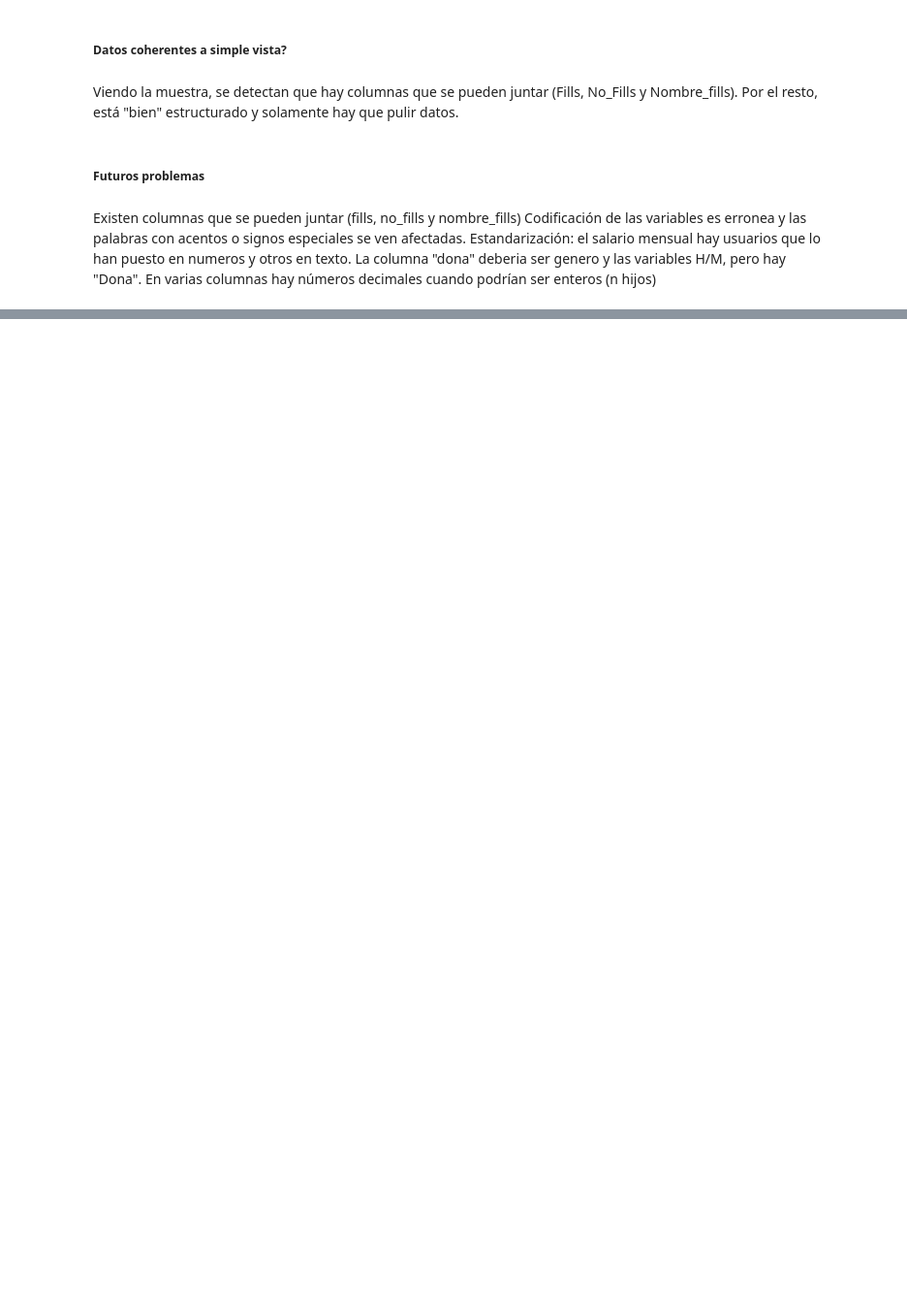
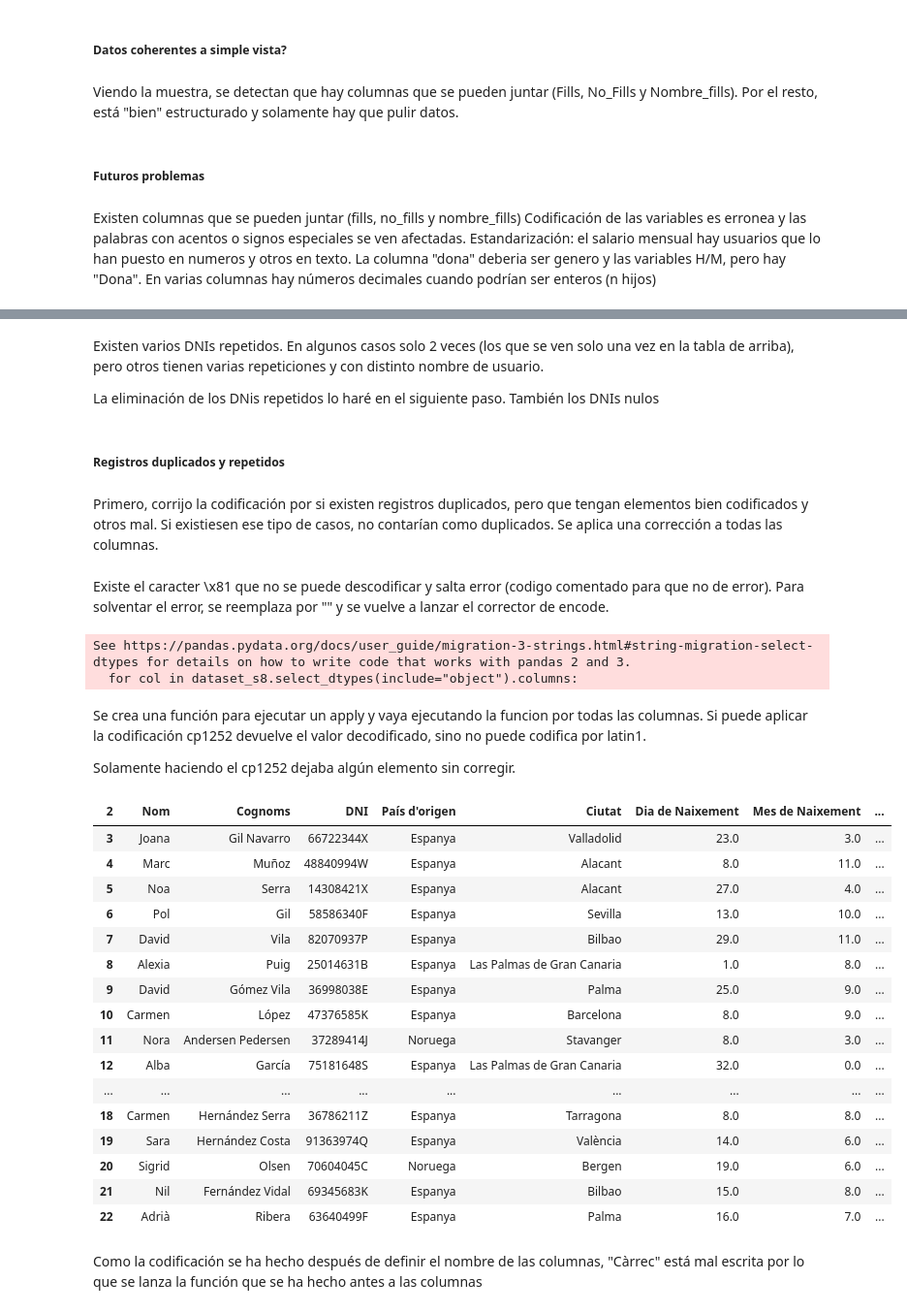
Before and after one commit to noelcarrionmatias/IT_Data, a Jupyter notebook: Especializacion/8_Sprint/ejercicios_s8.ipynb, the cells around one changed output, grey strips where cells are left out. Shown at 97% size. Saved outputs shown, nothing was run; the diff lists cells and outputs as text; code cells hidden in the pictures; blank space fills up the shorter version.

```diff
--- a/Especializacion/8_Sprint/ejercicios_s8.ipynb
+++ b/Especializacion/8_Sprint/ejercicios_s8.ipynb
@@ -113,0 +158,3 @@ En varias columnas hay números decimales cuando podrían ser enteros (n hijos)
+# %%
+dataset_s8.columns = dataset_s8.iloc[2]
+dataset_s8.head(10)
@@ -113,0 +175,3 @@ En varias columnas hay números decimales cuando podrían ser enteros (n hijos)
+# %%
+dataset_s8 = dataset_s8.drop(dataset_s8.index[0:3])
+dataset_s8.head(10)
@@ -113,0 +212,8 @@ En varias columnas hay números decimales cuando podrían ser enteros (n hijos)
+# %% [markdown]
+Existen varios DNIs repetidos. En algunos casos solo 2 veces (los que se ven solo una vez en la tabla de arriba), pero otros tienen varias repeticiones y con distinto nombre de usuario.
+
+La eliminación de los DNis repetidos lo haré en el siguiente paso. También los DNIs nulos
+# %% [markdown]
+##### Registros duplicados y repetidos
+# %% [markdown]
+Primero, corrijo la codificación por si existen registros duplicados, pero que tengan elementos bien codificados y otros mal. Si existiesen ese tipo de casos, no contarían como duplicados. Se aplica una corrección a todas las columnas.
@@ -113,0 +229,47 @@ En varias columnas hay números decimales cuando podrían ser enteros (n hijos)
+# %% [markdown]
+Existe el caracter \x81 que no se puede descodificar y salta error (codigo comentado para que no de error). Para solventar el error, se reemplaza por "" y se vuelve a lanzar el corrector de encode.
+# %%
+for col in dataset_s8.select_dtypes(include="object").columns:
+    dataset_s8[col] = dataset_s8[col].str.replace("\x81", "")
+# %% [output]
+See https://pandas.pydata.org/docs/user_guide/migration-3-strings.html#string-migration-select-dtypes for details on how to write code that works with pandas 2 and 3.
+  for col in dataset_s8.select_dtypes(include="object").columns:
+# %% [markdown]
+Se crea una función para ejecutar un apply y vaya ejecutando la funcion por todas las columnas. Si puede aplicar la codificación cp1252 devuelve el valor decodificado, sino no puede codifica por latin1.
+
+Solamente haciendo el cp1252 dejaba algún elemento sin corregir.
+# %%
+def corregir_texto(valor):
+    if not isinstance(valor, str):
+        return valor
+
+    try:
+        return valor.encode('cp1252').decode('utf-8')
+    except UnicodeError:
+        try:
+            return valor.encode('latin1').decode('utf-8')
+        except UnicodeError:
+            return valor
+
+dataset_s8 = dataset_s8.apply(lambda col: col.map(corregir_texto))
+dataset_s8.head(20)
+# %% [output]
+| 2 | Nom | Cognoms | DNI | País d'origen | Ciutat | Dia de Naixement | Mes de Naixement | ... |
+| 3 | Joana | Gil Navarro | 66722344X | Espanya | Valladolid | 23.0 | 3.0 | ... |
+| 4 | Marc | Muñoz | 48840994W | Espanya | Alacant | 8.0 | 11.0 | ... |
+| 5 | Noa | Serra | 14308421X | Espanya | Alacant | 27.0 | 4.0 | ... |
+| 6 | Pol | Gil | 58586340F | Espanya | Sevilla | 13.0 | 10.0 | ... |
+| 7 | David | Vila | 82070937P | Espanya | Bilbao | 29.0 | 11.0 | ... |
+| 8 | Alexia | Puig | 25014631B | Espanya | Las Palmas de Gran Canaria | 1.0 | 8.0 | ... |
+| 9 | David | Gómez Vila | 36998038E | Espanya | Palma | 25.0 | 9.0 | ... |
+| 10 | Carmen | López | 47376585K | Espanya | Barcelona | 8.0 | 9.0 | ... |
+| 11 | Nora | Andersen Pedersen | 37289414J | Noruega | Stavanger | 8.0 | 3.0 | ... |
+| 12 | Alba | García | 75181648S | Espanya | Las Palmas de Gran Canaria | 32.0 | 0.0 | ... |
+| ... | ... | ... | ... | ... | ... | ... | ... | ... |
+| 18 | Carmen | Hernández Serra | 36786211Z | Espanya | Tarragona | 8.0 | 8.0 | ... |
+| 19 | Sara | Hernández Costa | 91363974Q | Espanya | València | 14.0 | 6.0 | ... |
+| 20 | Sigrid | Olsen | 70604045C | Noruega | Bergen | 19.0 | 6.0 | ... |
+| 21 | Nil | Fernández Vidal | 69345683K | Espanya | Bilbao | 15.0 | 8.0 | ... |
+| 22 | Adrià | Ribera | 63640499F | Espanya | Palma | 16.0 | 7.0 | ... |
+# %% [markdown]
+Como la codificación se ha hecho después de definir el nombre de las columnas, "Càrrec" está mal escrita por lo que se lanza la función que se ha hecho antes a las columnas
```
Also changed, not shown: parts of 52 cells of this notebook.
